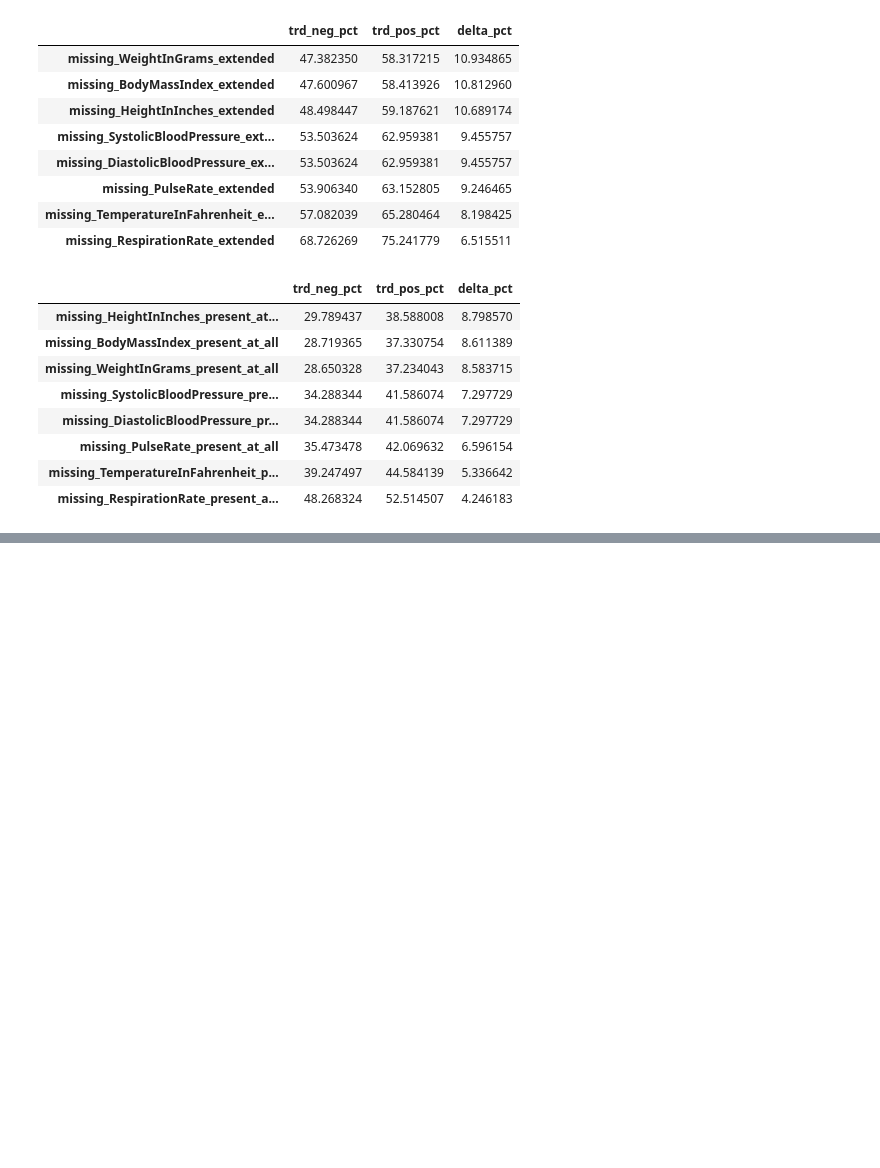
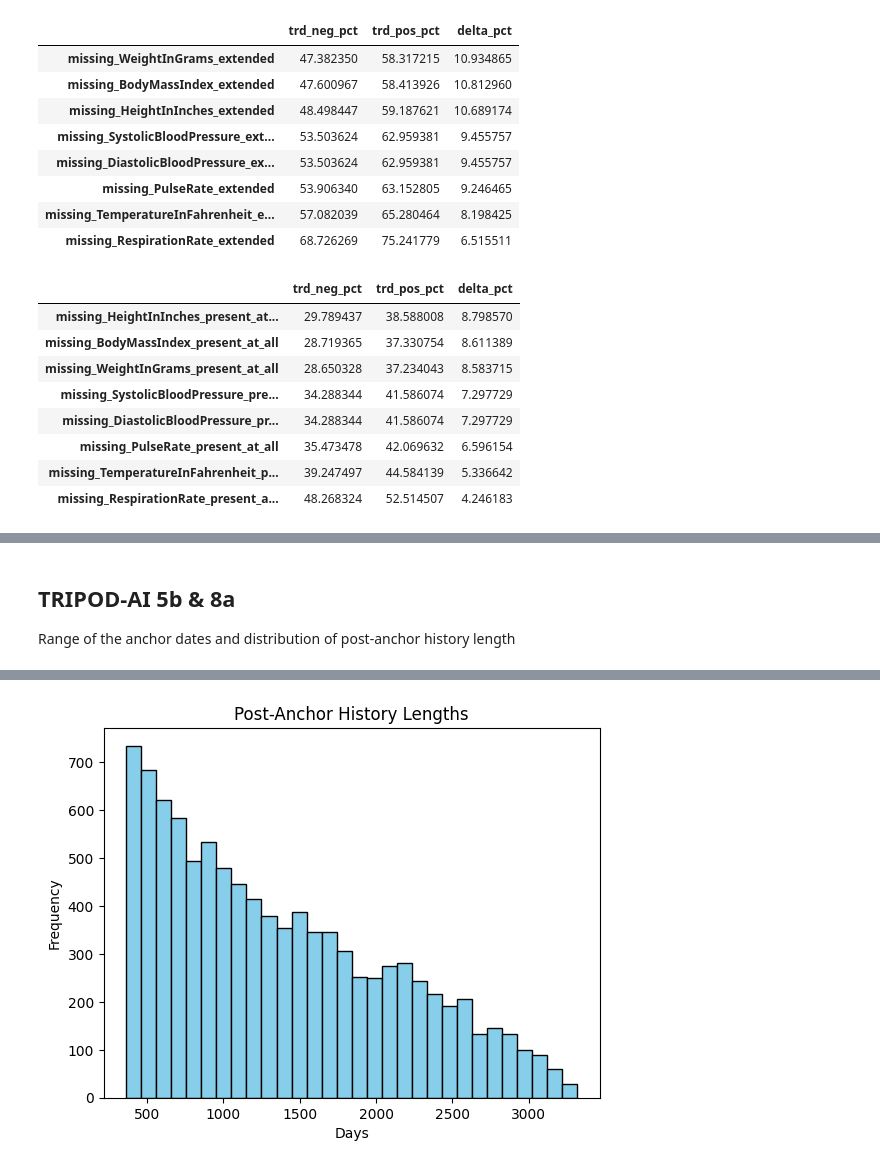
Before and after one commit to Pirate-Hunter-Zoro/Digital-Twins, a Jupyter notebook: notebooks/cohort_investigation.ipynb, the cells around one changed output, grey strips where cells are left out. Cells and saved outputs as stored; diff of their text form; code cells hidden in the pictures; blank space fills up the shorter version.

```diff
--- a/notebooks/cohort_investigation.ipynb
+++ b/notebooks/cohort_investigation.ipynb
@@ -427,0 +455,68 @@ Number of patients with anchor: 43330
+# %% [markdown]
+## TRIPOD-AI 5b & 8a
+
+Range of the anchor dates and distribution of post-anchor history length
+# %%
+from datetime import datetime
+import os
+from pathlib import Path
+import json
+import matplotlib.pyplot as plt
+
+from dotenv import load_dotenv
+load_dotenv()
+
+sliced_json_dir = Path(os.environ['SLICED_PATIENT_JSON_DIR'])
+
+# Find earliest and latest anchor dates and the difference between them
+earliest = None
+latest = None
+pop_ids = []
+anchor_dates = {}
+for p in sliced_json_dir.glob("*.json"):
+    pop_ids.append(p.stem)
+    with open(p, 'r') as f:
+        sliced_json = json.load(f)
+        anchor = datetime.strptime(sliced_json['anchor_date'], "%Y-%m-%d")
+        if earliest == None:
+            earliest = anchor
+        else:
+            earliest = min(earliest, anchor)
+
+        if latest == None:
+            latest = anchor
+        else:
+            latest = max(latest, anchor)
+
+        # Record the anchor
+        anchor_dates[p.stem] = anchor
+difference = (latest - earliest).days
+print(f"Earliest Anchor Date: {earliest}")
+print(f"Latest Anchor Date: {latest}")
+print(f"Difference in days: {difference}\n")
+
+# Now for all patients, find the date of the latest encounter and see how much later it occurs than the anchor date
+raw_json_path = Path(os.environ['PATIENT_JSON_DIR'])
+post_anchor_history_lengths = []
+for id in pop_ids:
+    patient_raw_json_path = raw_json_path / f"{id}.json"
+    with open(patient_raw_json_path, 'r') as f:
+        raw_patient_json = json.load(f)
+        latest_encounter_date = None
+        for encounter in raw_patient_json['encounters']:
+            start = datetime.strptime(encounter['details']['start_visit'], "%Y-%m-%d")
+            if latest_encounter_date is None or start > latest_encounter_date:
+                latest_encounter_date = start
+        # Now find the difference between that and the anchor date
+        post_anchor_history_lengths.append((latest_encounter_date - anchor_dates[id]).days)
+
+# Create histogram
+plt.hist(post_anchor_history_lengths, bins=30, color='skyblue', edgecolor='black')
+
+# Add labels
+plt.title('Post-Anchor History Lengths')
+plt.xlabel('Days')
+plt.ylabel('Frequency')
+
+plt.show()
+# %% [output]
@@ -427,0 +526 @@ Number of patients with anchor: 43330
+[figure, added]
```
Also changed, not shown: parts of 13 cells of this notebook, 2 other files.
